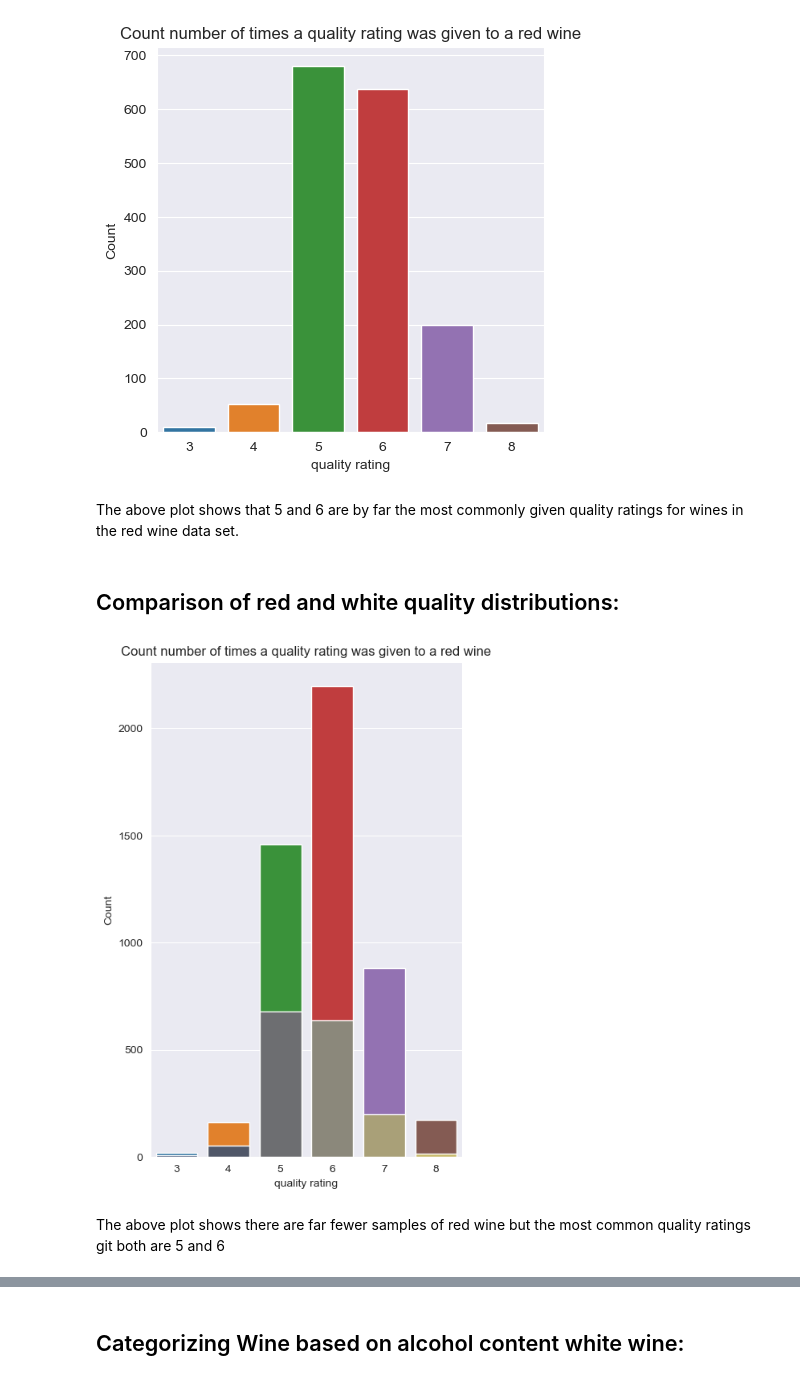
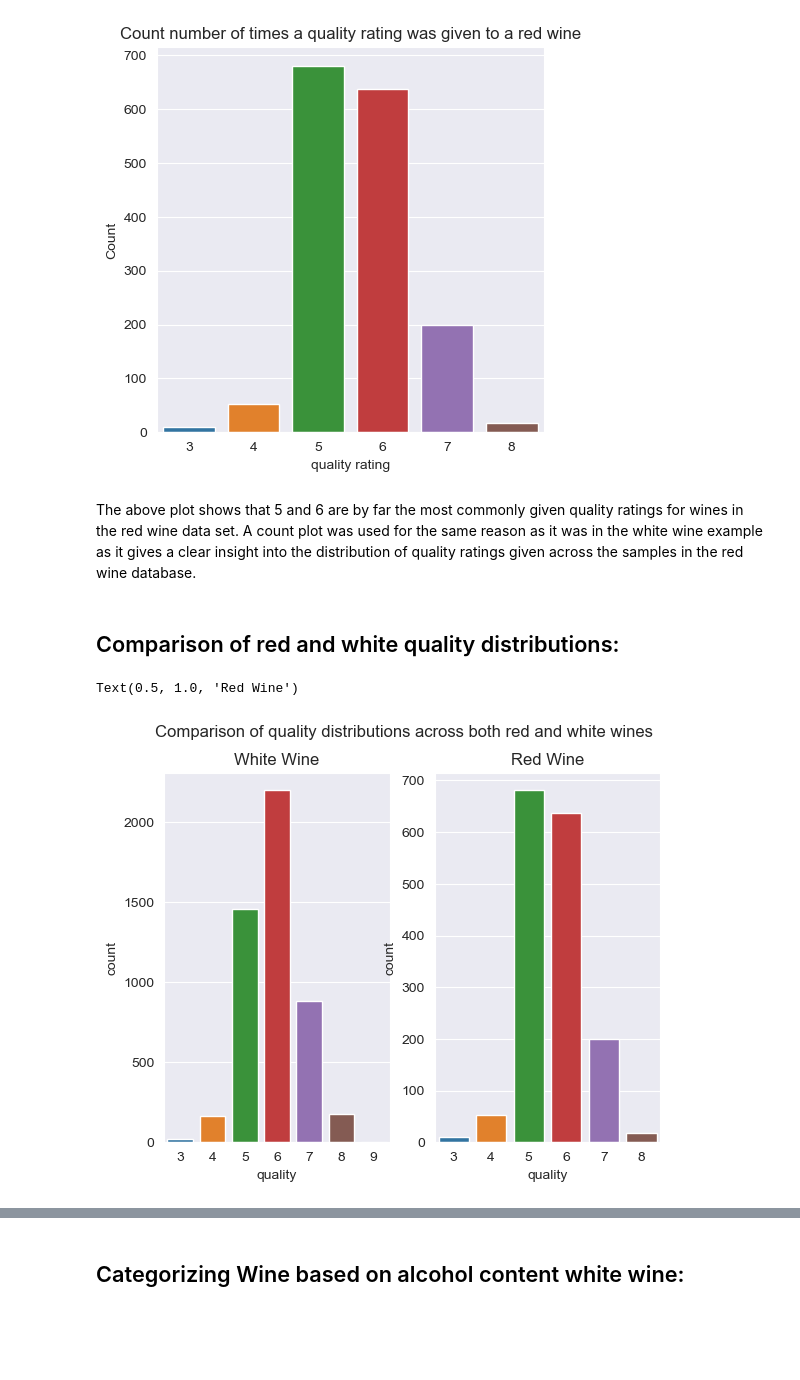
Before and after one commit to craig-lilley/Wine_Project, a Jupyter notebook: Wine Project/wineproject.ipynb, the cells around one changed output, grey strips where cells are left out. Saved outputs shown, nothing was run; the diff lists cells and outputs as text; code cells hidden in the pictures; blank space fills up the shorter version.

```diff
--- a/Wine Project/wineproject.ipynb
+++ b/Wine Project/wineproject.ipynb
@@ -78,19 +78,16 @@ plt.close()
 # %% [output]
 [figure]
 # %% [markdown]
-The above plot shows that 5 and 6 are by far the most commonly given quality ratings for wines in the red wine data set.
+The above plot shows that 5 and 6 are by far the most commonly given quality ratings for wines in the red wine data set. A count plot was used for the same reason as it was in the white wine example as it gives a clear insight into the distribution of quality ratings given across the samples in the red wine database.
 # %% [markdown]
 ## Comparison of red and white quality distributions:
-# %%
-plt.figure(figsize = (5,8))
-sns.countplot(x = "quality", data = white_dataset)
-sns.countplot(x = "quality", data = red_dataset, palette="cividis")
-plt.title("Count number of times a quality rating was given to a red wine")
-plt.xlabel("quality rating")
-plt.ylabel("Count")
-plt.show()
-plt.close()
-# %% [output]
-[figure, removed]
-# %% [markdown]
-The above plot shows there are far fewer samples of red wine but the most common quality ratings git both are 5 and 6
+# %%
+fig, ax =plt.subplots(1,2)
+sns.countplot(x="quality",data=white_dataset, ax=ax[0])
+sns.countplot(x="quality",data=red_dataset , ax=ax[1])
+fig.suptitle("Comparison of quality distributions across both red and white wines")
+ax[0].set_title("White Wine")
+ax[1].set_title("Red Wine")
+# %% [output]
+Text(0.5, 1.0, 'Red Wine')
+[figure, added]
```
Also changed, not shown: parts of 14 cells of this notebook.
